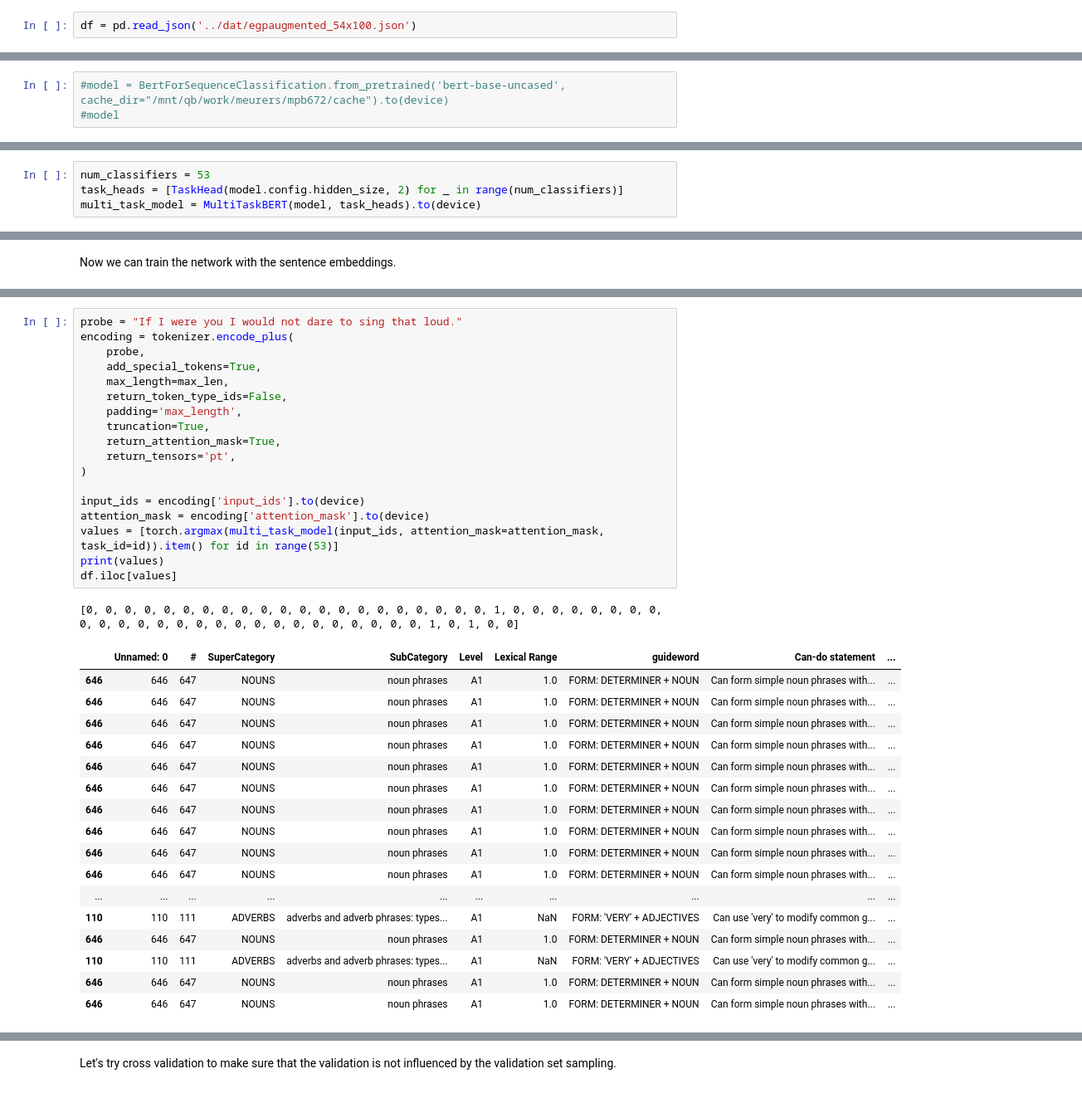
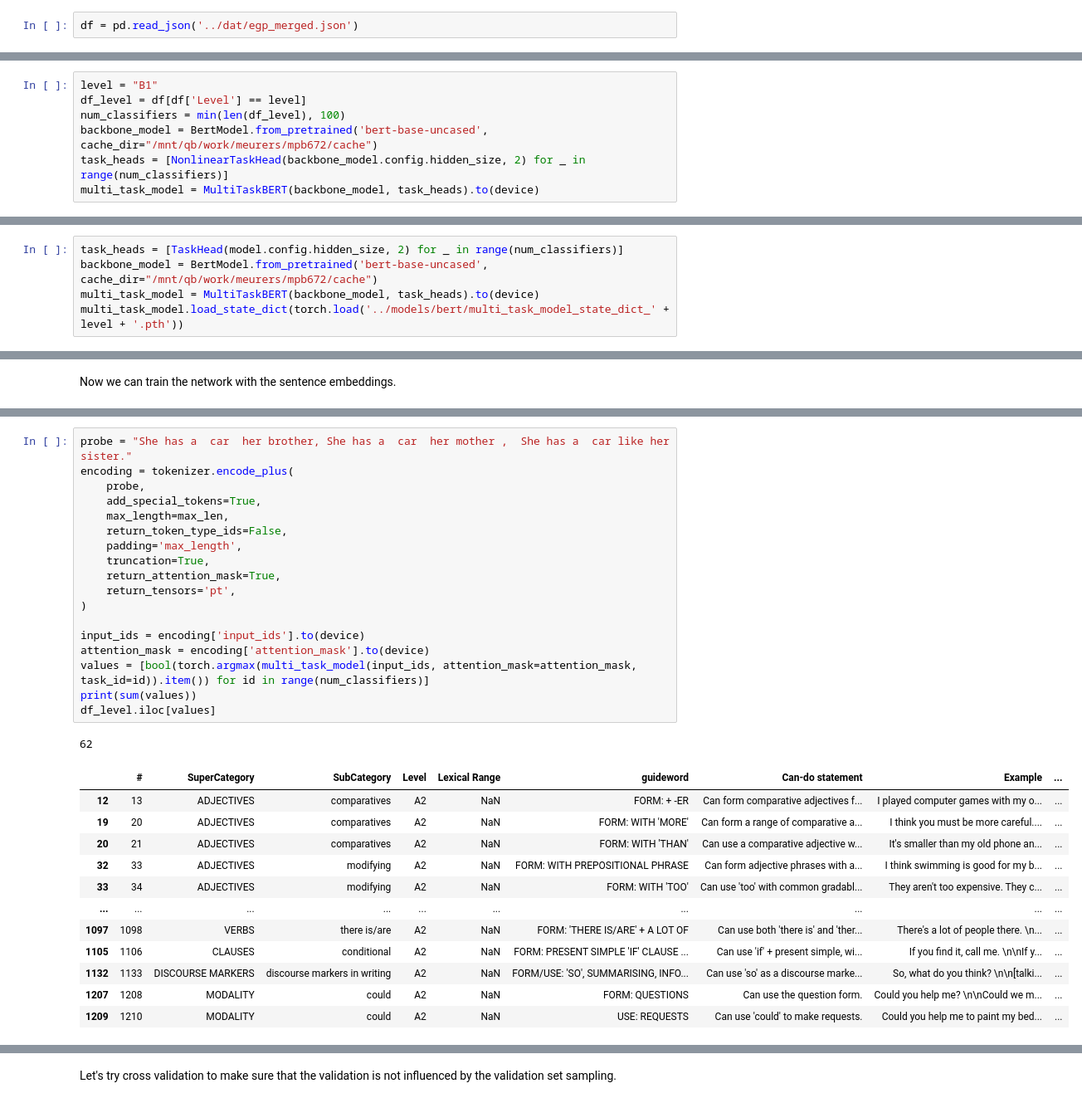
Before and after one commit to dominikglandorf/LLM-grammar, a Jupyter notebook: exp/007_sentence_embeddings.ipynb, the cells around one changed output, grey strips where cells are left out. Shown at 83% size. Cells and saved outputs as stored; diff of their text form.

```diff
--- a/exp/007_sentence_embeddings.ipynb
+++ b/exp/007_sentence_embeddings.ipynb
@@ -36,7 +36,7 @@ please provide us feedback at https://github.com/pandas-dev/pandas/issues/54466
 # %% [markdown]
 Load dataset
 # %%
-df = pd.read_json('../dat/egpaugmented_54x100.json')
+df = pd.read_json('../dat/egp_merged.json')
 # %% [markdown]
 Load and test embeddings model
 # %%
@@ -137,0 +249,7 @@ Let's define our network, a simple two layer Feed Forward Neural Network with a
+# %%
+level = "B1"
+df_level = df[df['Level'] == level]
+num_classifiers = min(len(df_level), 100)
+backbone_model = BertModel.from_pretrained('bert-base-uncased', cache_dir="/mnt/qb/work/meurers/mpb672/cache")
+task_heads = [NonlinearTaskHead(backbone_model.config.hidden_size, 2) for _ in range(num_classifiers)]
+multi_task_model = MultiTaskBERT(backbone_model, task_heads).to(device)
@@ -138,3 +340,5 @@ Let's define our network, a simple two layer Feed Forward Neural Network with a
 # %%
-#model = BertForSequenceClassification.from_pretrained('bert-base-uncased', cache_dir="/mnt/qb/work/meurers/mpb672/cache").to(device)
-#model
+task_heads = [TaskHead(model.config.hidden_size, 2) for _ in range(num_classifiers)]
+backbone_model = BertModel.from_pretrained('bert-base-uncased', cache_dir="/mnt/qb/work/meurers/mpb672/cache")
+multi_task_model = MultiTaskBERT(backbone_model, task_heads).to(device)
+multi_task_model.load_state_dict(torch.load('../models/bert/multi_task_model_state_dict_' + level + '.pth'))
@@ -193,4 +346,0 @@ class MultiTaskBERT(torch.nn.Module):
-# %%
-num_classifiers = 53
-task_heads = [TaskHead(model.config.hidden_size, 2) for _ in range(num_classifiers)]
-multi_task_model = MultiTaskBERT(model, task_heads).to(device)
@@ -362,37 +349,32 @@ df.iloc[20:30]
 # %%
-probe = "If I were you I would not dare to sing that loud."
+probe = "She has a  car  her brother, She has a  car  her mother ,  She has a  car like her sister."
 encoding = tokenizer.encode_plus(
     probe,
     add_special_tokens=True,
     max_length=max_len,
     return_token_type_ids=False,
     padding='max_length',
     truncation=True,
     return_attention_mask=True,
     return_tensors='pt',
 )
 
 input_ids = encoding['input_ids'].to(device)
 attention_mask = encoding['attention_mask'].to(device)
-values = [torch.argmax(multi_task_model(input_ids, attention_mask=attention_mask, task_id=id)).item() for id in range(53)]
-print(values)
-df.iloc[values]
+values = [bool(torch.argmax(multi_task_model(input_ids, attention_mask=attention_mask, task_id=id)).item()) for id in range(num_classifiers)]
+print(sum(values))
+df_level.iloc[values]
 # %% [output]
-[0, 0, 0, 0, 0, 0, 0, 0, 0, 0, 0, 0, 0, 0, 0, 0, 0, 0, 0, 0, 0, 1, 0, 0, 0, 0, 0, 0, 0, 0, 0, 0, 0, 0, 0, 0, 0, 0, 0, 0, 0, 0, 0, 0, 0, 0, 0, 0, 1, 0, 1, 0, 0]
+62
-|  | Unnamed: 0 | # | SuperCategory | SubCategory | Level | Lexical Range | guideword | Can-do statement | ... |
-| 646 | 646 | 647 | NOUNS | noun phrases | A1 | 1.0 | FORM: DETERMINER + NOUN | Can form simple noun phrases with... | ... |
-| 646 | 646 | 647 | NOUNS | noun phrases | A1 | 1.0 | FORM: DETERMINER + NOUN | Can form simple noun phrases with... | ... |
-| 646 | 646 | 647 | NOUNS | noun phrases | A1 | 1.0 | FORM: DETERMINER + NOUN | Can form simple noun phrases with... | ... |
-| 646 | 646 | 647 | NOUNS | noun phrases | A1 | 1.0 | FORM: DETERMINER + NOUN | Can form simple noun phrases with... | ... |
-| 646 | 646 | 647 | NOUNS | noun phrases | A1 | 1.0 | FORM: DETERMINER + NOUN | Can form simple noun phrases with... | ... |
-| 646 | 646 | 647 | NOUNS | noun phrases | A1 | 1.0 | FORM: DETERMINER + NOUN | Can form simple noun phrases with... | ... |
-| 646 | 646 | 647 | NOUNS | noun phrases | A1 | 1.0 | FORM: DETERMINER + NOUN | Can form simple noun phrases with... | ... |
-| 646 | 646 | 647 | NOUNS | noun phrases | A1 | 1.0 | FORM: DETERMINER + NOUN | Can form simple noun phrases with... | ... |
-| 646 | 646 | 647 | NOUNS | noun phrases | A1 | 1.0 | FORM: DETERMINER + NOUN | Can form simple noun phrases with... | ... |
-| 646 | 646 | 647 | NOUNS | noun phrases | A1 | 1.0 | FORM: DETERMINER + NOUN | Can form simple noun phrases with... | ... |
+|  | # | SuperCategory | SubCategory | Level | Lexical Range | guideword | Can-do statement | Example | ... |
+| 12 | 13 | ADJECTIVES | comparatives | A2 | NaN | FORM: + -ER | Can form comparative adjectives f... | I played computer games with my o... | ... |
+| 19 | 20 | ADJECTIVES | comparatives | A2 | NaN | FORM: WITH 'MORE' | Can form a range of comparative a... | I think you must be more careful.... | ... |
+| 20 | 21 | ADJECTIVES | comparatives | A2 | NaN | FORM: WITH 'THAN' | Can use a comparative adjective w... | It's smaller than my old phone an... | ... |
+| 32 | 33 | ADJECTIVES | modifying | A2 | NaN | FORM: WITH PREPOSITIONAL PHRASE | Can form adjective phrases with a... | I think swimming is good for my b... | ... |
+| 33 | 34 | ADJECTIVES | modifying | A2 | NaN | FORM: WITH 'TOO' | Can use 'too' with common gradabl... | They aren't too expensive. They c... | ... |
 | ... | ... | ... | ... | ... | ... | ... | ... | ... | ... |
-| 110 | 110 | 111 | ADVERBS | adverbs and adverb phrases: types... | A1 | NaN | FORM: 'VERY' + ADJECTIVES | Can use 'very' to modify common g... | ... |
-| 646 | 646 | 647 | NOUNS | noun phrases | A1 | 1.0 | FORM: DETERMINER + NOUN | Can form simple noun phrases with... | ... |
-| 110 | 110 | 111 | ADVERBS | adverbs and adverb phrases: types... | A1 | NaN | FORM: 'VERY' + ADJECTIVES | Can use 'very' to modify common g... | ... |
-| 646 | 646 | 647 | NOUNS | noun phrases | A1 | 1.0 | FORM: DETERMINER + NOUN | Can form simple noun phrases with... | ... |
-| 646 | 646 | 647 | NOUNS | noun phrases | A1 | 1.0 | FORM: DETERMINER + NOUN | Can form simple noun phrases with... | ... |
+| 1097 | 1098 | VERBS | there is/are | A2 | NaN | FORM: 'THERE IS/ARE' + A LOT OF | Can use both 'there is' and 'ther... | There's a lot of people there. \n... | ... |
+| 1105 | 1106 | CLAUSES | conditional | A2 | NaN | FORM: PRESENT SIMPLE 'IF' CLAUSE ... | Can use 'if' + present simple, wi... | If you find it, call me. \n\nIf y... | ... |
+| 1132 | 1133 | DISCOURSE MARKERS | discourse markers in writing | A2 | NaN | FORM/USE: 'SO', SUMMARISING, INFO... | Can use 'so' as a discourse marke... | So, what do you think? \n\n[talki... | ... |
+| 1207 | 1208 | MODALITY | could | A2 | NaN | FORM: QUESTIONS | Can use the question form. | Could you help me? \n\nCould we m... | ... |
+| 1209 | 1210 | MODALITY | could | A2 | NaN | USE: REQUESTS | Can use 'could' to make requests. | Could you help me to paint my bed... | ... |
```
Also changed, not shown: parts of 20 cells of this notebook, 2 other files.
